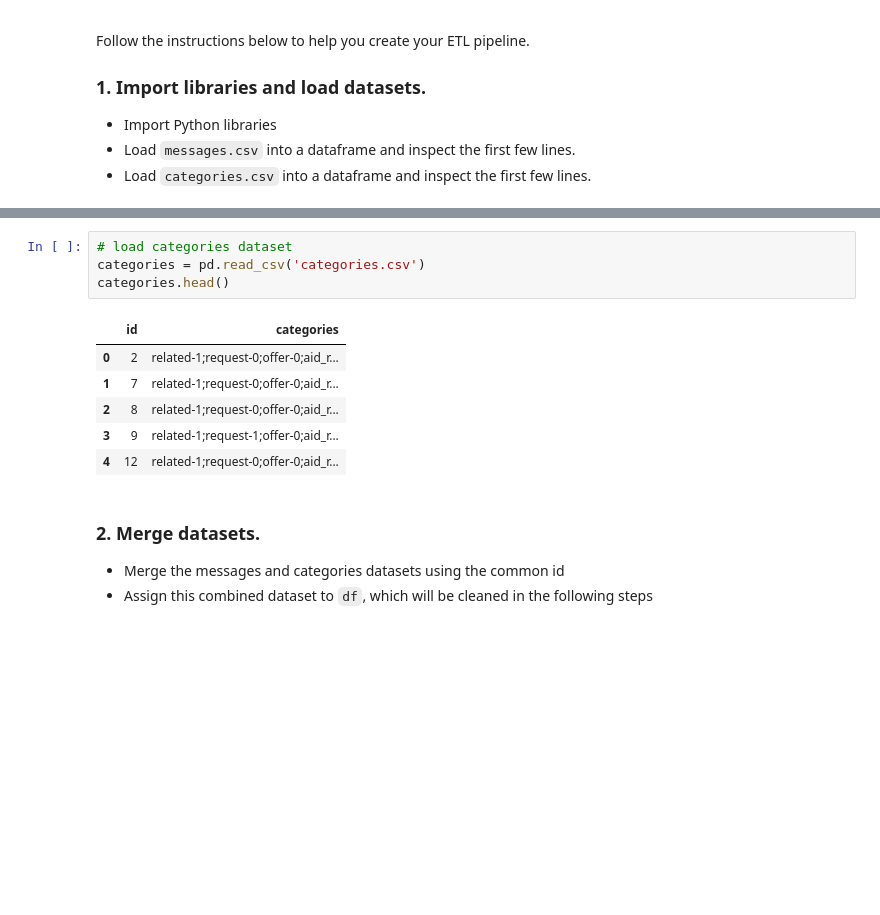
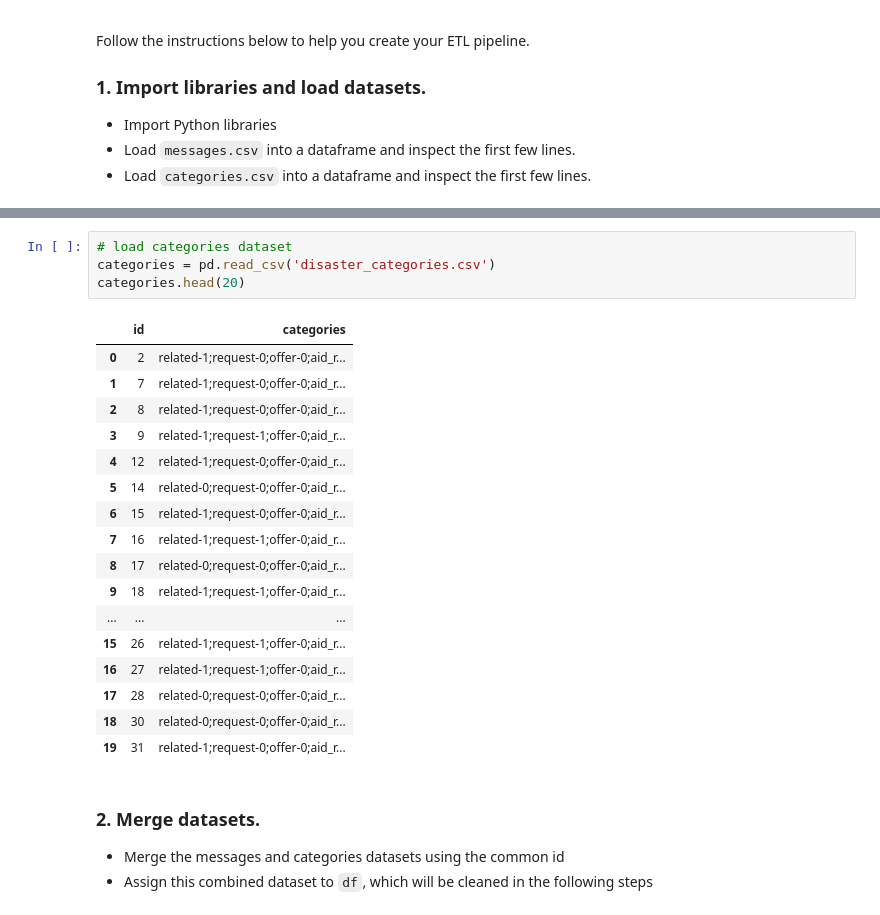
Before and after one commit to tarcisobraz/disaster-message-clf, a Jupyter notebook: data/ETL Pipeline Preparation.ipynb, the cells around one changed output, grey strips where cells are left out. Saved outputs shown, nothing was run; the diff lists cells and outputs as text; blank space fills up the shorter version.

```diff
--- a/data/ETL Pipeline Preparation.ipynb
+++ b/data/ETL Pipeline Preparation.ipynb
@@ -34,14 +38,25 @@ Name: genre, dtype: int64
 # %%
 # load categories dataset
-categories = pd.read_csv('categories.csv')
-categories.head()
+categories = pd.read_csv('disaster_categories.csv')
+categories.head(20)
 # %% [output]
 |  | id | categories |
 | 0 | 2 | related-1;request-0;offer-0;aid_r... |
 | 1 | 7 | related-1;request-0;offer-0;aid_r... |
 | 2 | 8 | related-1;request-0;offer-0;aid_r... |
 | 3 | 9 | related-1;request-1;offer-0;aid_r... |
 | 4 | 12 | related-1;request-0;offer-0;aid_r... |
+| 5 | 14 | related-0;request-0;offer-0;aid_r... |
+| 6 | 15 | related-1;request-0;offer-0;aid_r... |
+| 7 | 16 | related-1;request-1;offer-0;aid_r... |
+| 8 | 17 | related-0;request-0;offer-0;aid_r... |
+| 9 | 18 | related-1;request-1;offer-0;aid_r... |
+| ... | ... | ... |
+| 15 | 26 | related-1;request-1;offer-0;aid_r... |
+| 16 | 27 | related-1;request-1;offer-0;aid_r... |
+| 17 | 28 | related-0;request-0;offer-0;aid_r... |
+| 18 | 30 | related-0;request-0;offer-0;aid_r... |
+| 19 | 31 | related-1;request-0;offer-0;aid_r... |
 # %% [markdown]
 ### 2. Merge datasets.
 - Merge the messages and categories datasets using the common id
```
Also changed, not shown: parts of 20 cells of this notebook.
